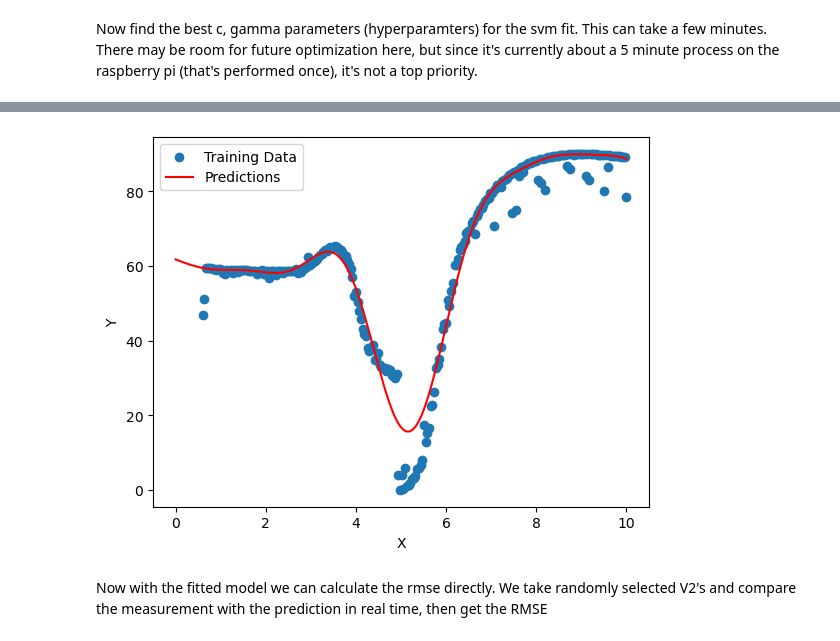
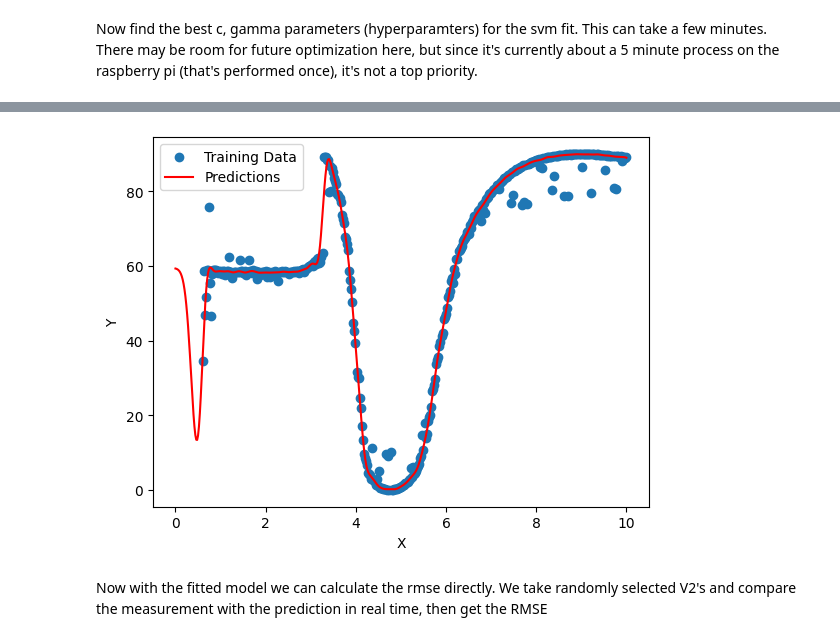
Before and after one commit to ubsuny/ML_LCVR-CP2P2024, a Jupyter notebook: data_collection.ipynb, the cells around one changed output, grey strips where cells are left out. Cells and saved outputs as stored; diff of their text form; code cells hidden in the pictures.

Commit message:
Added proper model fitting to data_collection

```diff
--- a/data_collection.ipynb
+++ b/data_collection.ipynb
@@ -89,6 +89,8 @@ fit_data_2d = lcvrs.get_2d_data(combined_data,400)
 Finding optimal V1
 Rescanning along new axis
 Starting training data scan. Don't touch anything please
+# %%
+fit_data_2d = pd.read_csv("training_data/single_wave/fit_data_temp_2.csv")
 # %%
 x2d = fit_data_2d['V2']
 y2d = fit_data_2d['Angle']
@@ -136,19 +122,20 @@ Loop: 9.333312037320866 0.010000000000000009
 KeyboardInterrupt:
 # %%
-model = model_fit.fit_2d(fit_c,fit_gamma)
+model = model_fit.fit_2d(5,80)
 # %%
-x_model = np.linspace(0, 10, 300).reshape(-1, 1)
+model = model_fit.fit_2d(300,20)
+x_model = np.linspace(0, 10, 500).reshape(-1, 1)
 y_model = model.predict(x_model)
 
 # Plotting
 plt.scatter(x2d, y2d, label='Training Data')
 plt.plot(x_model, y_model, color='red', label='Predictions')
 plt.xlabel('X')
 plt.ylabel('Y')
 plt.legend()
 plt.show()
 # %% [output]
-[figure, old version]
+[figure, new version]
 # %% [markdown]
 Now with the fitted model we can calculate the rmse directly. We take randomly selected V2's and compare the measurement with the prediction in real time, then get the RMSE
 # %%
```
Also changed, not shown: parts of 4 cells of this notebook.
